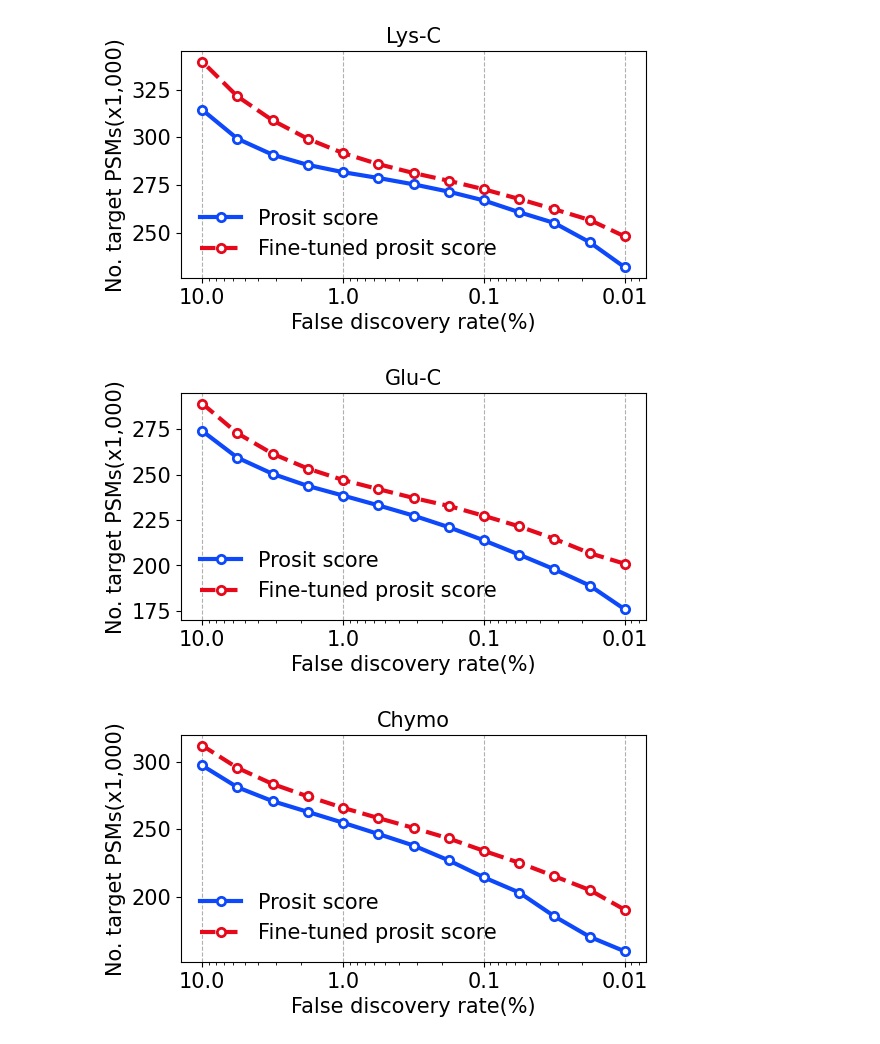
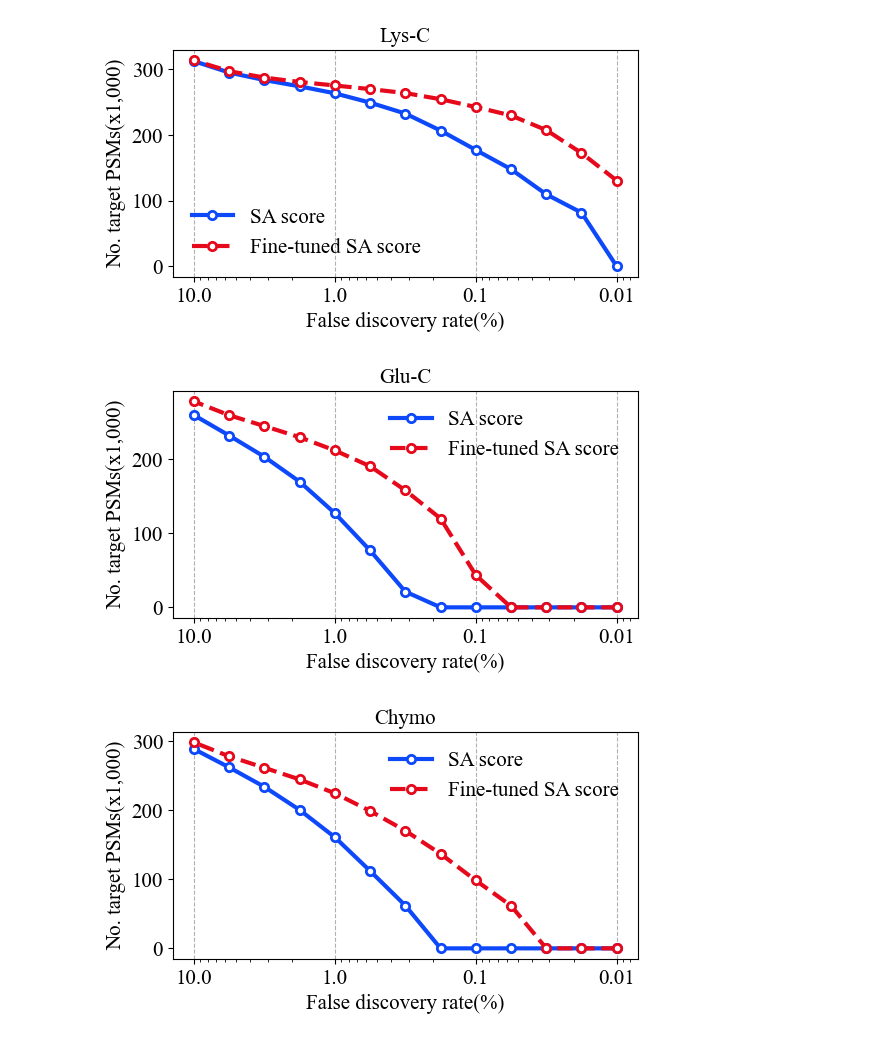
Before and after one commit to gusye1234/pept3-exp, a Jupyter notebook: figs/fig2_fdr_curves.ipynb, the cells around one changed output. Drawn from its saved outputs; the diff is of its cells as text; code cells hidden in the pictures.

```diff
--- a/figs/fig2_fdr_curves.ipynb
+++ b/figs/fig2_fdr_curves.ipynb
@@ -24,23 +90,23 @@ import seaborn as sns
 # %%
 whichs = ['trypsin', "lysc", 'gluc', "chymo"]
 for which, show in zip(whichs, ["Trypsin", "Lys-C", "Glu-C", "Chymo"]):
-    frag_model = "prosit_l1"
+    frag_model = "pdeep2"
     # result_dir = f"/data/yejb/prosit/figs/boosting/figs/Figure_5_{which}/percolator/{frag_model}_finetune"
     result_dir = f"/data2/yejb/prosit/figs/fig235/{which}/percolator_up/try/{frag_model}"
 
-    no_finetuned_dir = os.path.join(result_dir, "no_finetuned_twofold")
+    no_finetuned_dir = os.path.join(result_dir, "no_finetuned_3fold")
     # prosit_combined = pd.read_csv(os.path.join(no_finetuned_dir, "prosit_combined_target.psms"), sep='\t')
     prosit_best = pd.read_csv(os.path.join(no_finetuned_dir, "prosit_best_target.psms"), sep='\t')
 
-    finetuned_dir = os.path.join(result_dir, "finetuned_twofold")
+    finetuned_dir = os.path.join(result_dir, "finetuned_3fold_0.1")
     # finetune_prosit_combined = pd.read_csv(os.path.join(finetuned_dir, "prosit_combined_target.psms"), sep='\t')
     finetune_prosit_best = pd.read_csv(os.path.join(
         finetuned_dir, "prosit_best_target.psms"), sep='\t')
 
     import matplotlib as mpl
     plt.style.use(['ieee', "high-vis",'no-latex'])
+    plt.rcParams["font.family"] = "Times New Roman"
     plt.rcParams['svg.fonttype'] = 'none'
-    plt.rcParams["font.family"] = "Times New Roman"
 
     fdr_to_show = [0.0001*(10**0.25)**i for i in range(0, 13)]
     nf_combined = []
@@ -90,23 +225,27 @@ whichs = ['trypsin', "lysc", 'gluc', "chymo"]
 for which, show in zip(whichs, ["Trypsin", "Lys-C", "Glu-C", "Chymo"]):
     frag_model = "pdeep2"
     # result_dir = f"/data/yejb/prosit/figs/boosting/figs/Figure_5_{which}/percolator/{frag_model}_finetune"
-    result_dir = f"/data/prosit/figs/fig235/{which}/percolator_up/try/{frag_model}"
+    result_dir = f"/data2/yejb/prosit/figs/fig235/{which}/percolator_up/try/{frag_model}"
 
-    no_finetuned_dir = os.path.join(result_dir, "no_finetuned_twofold")
+    no_finetuned_dir = os.path.join(result_dir, "no_finetuned_3fold")
     # prosit_combined = pd.read_csv(os.path.join(no_finetuned_dir, "prosit_combined_target.psms"), sep='\t')
-    prosit_best = pd.read_csv(os.path.join(no_finetuned_dir, "prosit_best_target.psms"), sep='\t')
+    prosit_best = pd.read_csv(os.path.join(
+        no_finetuned_dir, "sa_target.psms"), sep='\t')
 
-    finetuned_dir = os.path.join(result_dir, "finetuned_twofold")
+    if which == "trypsin":
+        finetuned_dir = os.path.join(result_dir, "finetuned_3fold_0.01")
+    else:
+        finetuned_dir = os.path.join(result_dir, "finetuned_3fold_0.1")
     # finetune_prosit_combined = pd.read_csv(os.path.join(finetuned_dir, "prosit_combined_target.psms"), sep='\t')
     finetune_prosit_best = pd.read_csv(os.path.join(
-        finetuned_dir, "prosit_best_target.psms"), sep='\t')
+        finetuned_dir, "sa_target.psms"), sep='\t')
 
     import matplotlib as mpl
-    plt.style.use(['ieee', "high-vis",'no-latex'])
+    plt.style.use(['ieee', "high-vis", 'no-latex'])
     plt.rcParams["font.family"] = "Times New Roman"
     plt.rcParams['svg.fonttype'] = 'none'
 
-    fdr_to_show = [0.0001*(10**0.25)**i for i in range(0, 13)]
+    fdr_to_show = [0.0001 * (10**0.25)**i for i in range(0, 13)]
     nf_combined = []
     nf_best = []
     f_combined = []
@@ -116,31 +255,34 @@ for which, show in zip(whichs, ["Trypsin", "Lys-C", "Glu-C", "Chymo"]):
     # for fdr in fdr_to_show:
     #     nf_combined.append((prosit_combined['q-value'] < fdr).sum()/scale)
     for fdr in fdr_to_show:
-        nf_best.append((prosit_best['q-value'] < fdr).sum()/scale)
+        nf_best.append((prosit_best['q-value'] < fdr).sum() / scale)
     # for fdr in fdr_to_show:
     #     f_combined.append((finetune_prosit_combined['q-value'] < fdr).sum()/scale)
     for fdr in fdr_to_show:
-        f_best.append((finetune_prosit_best['q-value'] < fdr).sum()/scale)
+        f_best.append((finetune_prosit_best['q-value'] < fdr).sum() / scale)
 
-    fig, ax = plt.subplots(figsize=(6,3), dpi=100)
+    fig, ax = plt.subplots(figsize=(6, 3), dpi=100)
     ax.set_xscale('log')
     ax.invert_xaxis()
-    fdr_to_plot = [i*100 for i in fdr_to_show]
+    fdr_to_plot = [i * 100 for i in fdr_to_show]
     plt.ticklabel_format(axis='y', style='sci')
     # ax.grid()
     ax.xaxis.grid(linestyle='--')
     # plt.plot(fdr_to_plot, nf_combined, marker='o',label="prosit", linewidth=3)
-    plt.plot(fdr_to_plot, nf_best, marker='o',label="Prosit score", linewidth=3,  markerfacecolor='w', markeredgewidth=2)
+    plt.plot(fdr_to_plot, nf_best, marker='o', label="SA score",
+             linewidth=3, markerfacecolor='w', markeredgewidth=2)
     # plt.plot(fdr_to_plot, f_combined, marker='o',label="finetuned prosit", linewidth=3)
-    plt.plot(fdr_to_plot, f_best, marker='o', label="Fine-tuned prosit score", linewidth=3, markerfacecolor='w', markeredgewidth=2)
+    plt.plot(fdr_to_plot, f_best, marker='o', label="Fine-tuned SA score",
+             linewidth=3, markerfacecolor='w', markeredgewidth=2)
 
     ax.set_xlabel("False discovery rate(%)", fontsize=15)
     ax.set_ylabel("No. target PSMs(x1,000)", fontsize=15)
     ax.tick_params(axis='x', labelsize=15)
     ax.tick_params(axis='y', labelsize=15)
-    ax.get_xaxis().set_major_formatter(mpl.ticker.FuncFormatter(lambda x, p: format(float(x), ',')))
-    ax.legend(loc="lower left", prop={'size': 15}, frameon=False)
+    ax.get_xaxis().set_major_formatter(
+        mpl.ticker.FuncFormatter(lambda x, p: format(float(x), ',')))
+    ax.legend(prop={'size': 15}, frameon=False)
     ax.set_title(show, fontsize=15)
     fig.savefig(
-        f"fig/fig2-prosit-fdr-{frag_model}-{which}.svg", dpi=300, bbox_inches="tight")
+        f"fig-1/fig2-sa-fdr-{frag_model}-{which}.svg", dpi=300, bbox_inches="tight")
 # %% [output]
@@ -148,5 +290,5 @@ for which, show in zip(whichs, ["Trypsin", "Lys-C", "Glu-C", "Chymo"]):
-[figure, old version]
+[figure, new version]
-[figure, old version]
+[figure, new version]
-[figure, old version]
+[figure, new version]
 # %%
 whichs = ['trypsin', "lysc", 'gluc', "chymo"]
```
Also changed, not shown: parts of 6 cells of this notebook, 23 other files.
